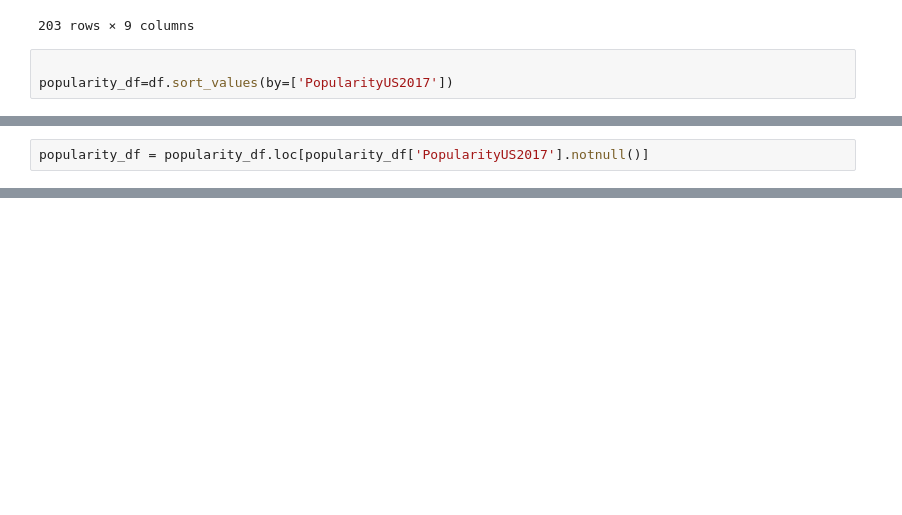
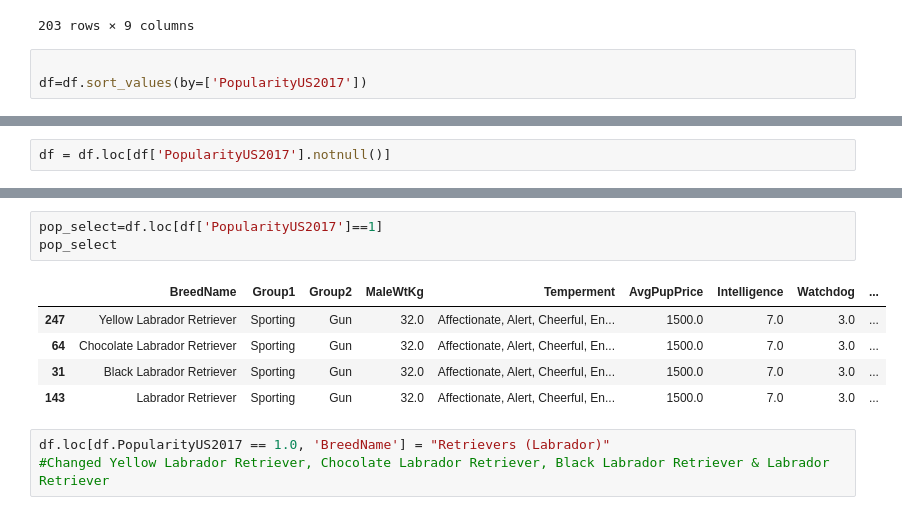
Before and after one commit to anikraze/no_dog_etl, a Jupyter notebook: Untitled.ipynb, the cells around one changed output, grey strips where cells are left out. Saved outputs shown, nothing was run; the diff lists cells and outputs as text; blank space fills up the shorter version.

```diff
--- a/Untitled.ipynb
+++ b/Untitled.ipynb
@@ -91,5 +91,5 @@ pop_select
 203 rows × 9 columns
 # %%
 
-popularity_df=df.sort_values(by=['PopularityUS2017'])
+df=df.sort_values(by=['PopularityUS2017'])
 # %%
@@ -109,4 +109,4 @@ popularity_df[['BreedName', 'PopularityUS2017']]
 | 249 | Mixed Breed | NaN |
 250 rows × 2 columns
 # %%
-popularity_df = popularity_df.loc[popularity_df['PopularityUS2017'].notnull()]
+df = df.loc[df['PopularityUS2017'].notnull()]
@@ -141,3 +143,15 @@ popularity_df["PopularityUS2017"].value_counts()
 114.0    1
 91.0     1
 Name: PopularityUS2017, Length: 177, dtype: int64
+# %%
+pop_select=df.loc[df['PopularityUS2017']==1]
+pop_select
+# %% [output]
+|  | BreedName | Group1 | Group2 | MaleWtKg | Temperment | AvgPupPrice | Intelligence | Watchdog | ... |
+| 247 | Yellow Labrador Retriever | Sporting | Gun | 32.0 | Affectionate, Alert, Cheerful, En... | 1500.0 | 7.0 | 3.0 | ... |
+| 64 | Chocolate Labrador Retriever | Sporting | Gun | 32.0 | Affectionate, Alert, Cheerful, En... | 1500.0 | 7.0 | 3.0 | ... |
+| 31 | Black Labrador Retriever | Sporting | Gun | 32.0 | Affectionate, Alert, Cheerful, En... | 1500.0 | 7.0 | 3.0 | ... |
+| 143 | Labrador Retriever | Sporting | Gun | 32.0 | Affectionate, Alert, Cheerful, En... | 1500.0 | 7.0 | 3.0 | ... |
+# %%
+df.loc[df.PopularityUS2017 == 1.0, 'BreedName'] = "Retrievers (Labrador)"
+#Changed Yellow Labrador Retriever, Chocolate Labrador Retriever, Black Labrador Retriever & Labrador Retriever
```
Also changed, not shown: parts of 24 cells of this notebook, 1 other file.
